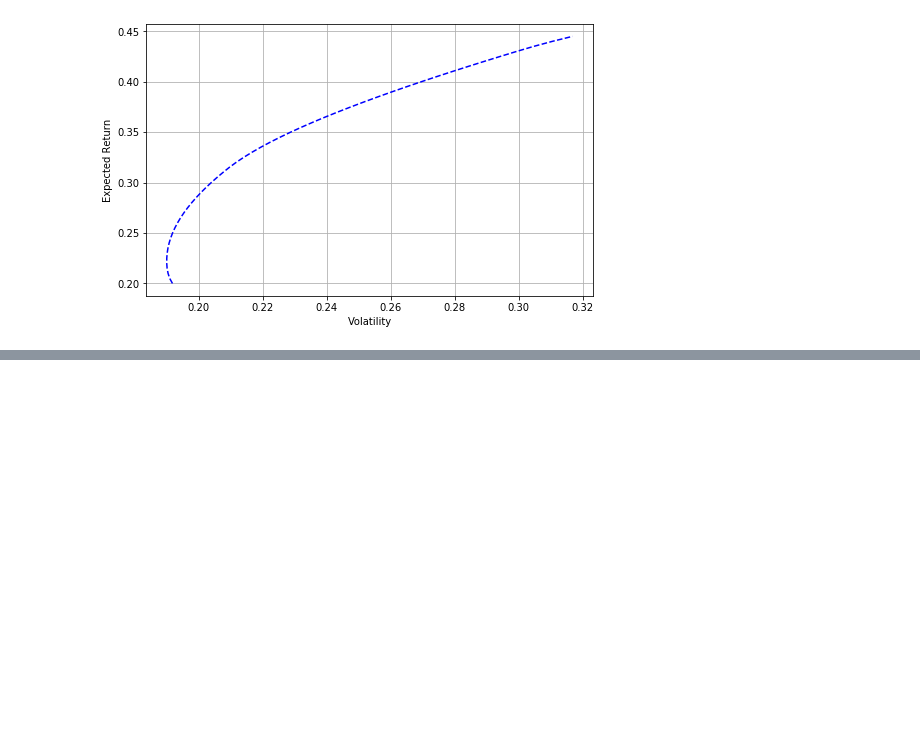
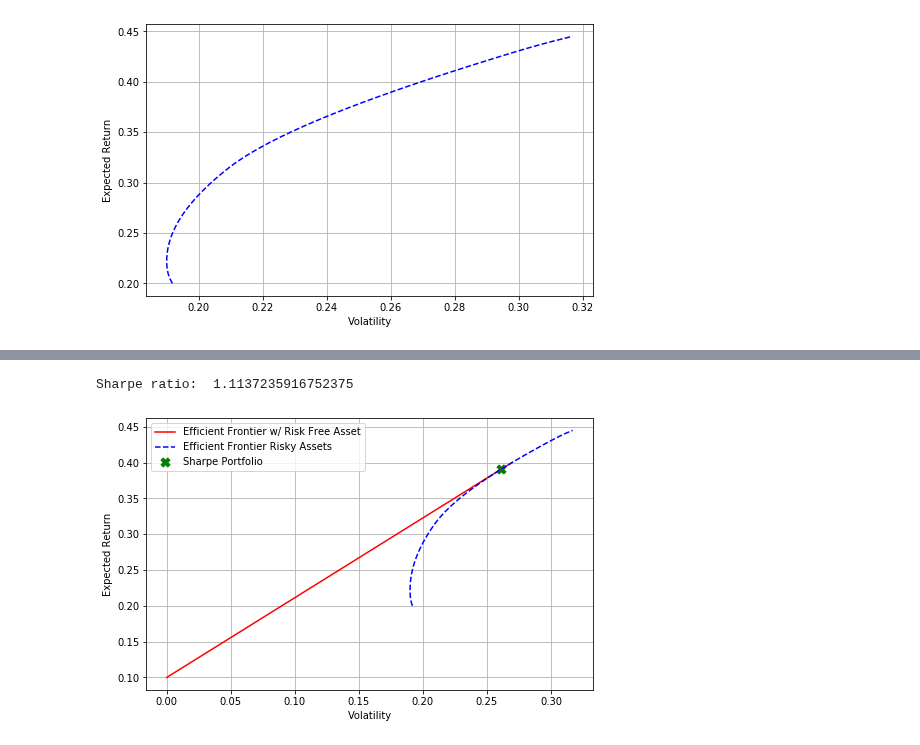
Before and after one commit to matteosan1/finance_course, a Jupyter notebook: libro/markowitz.ipynb, the cells around one changed output, grey strips where cells are left out. Cells and saved outputs as stored; diff of their text form; code cells hidden in the pictures; blank space fills up the shorter version.

```diff
--- a/libro/markowitz.ipynb
+++ b/libro/markowitz.ipynb
@@ -458,0 +450,17 @@ plt.show()
+# %%
+numAssets = 5
+riskFreeRate = 0.10
+
+def negativeSharpeRatio(weights, annualReturns, riskFreeRate, annual_covariance):
+    p_ret = np.sum(annualReturns*weights)
+    p_var = np.sqrt(np.dot(weights.T, np.dot(annual_covariance, weights)))
+    ratio = -(p_ret - riskFreeRate) / p_var
+    return ratio
+
+constraints = ({'type': 'eq', 'fun': sumWeights})
+bounds = tuple((0, 1) for asset in range(numAssets))
+args = (annual_expected, riskFreeRate, annual_covariance)
+opts = optimize.minimize(negativeSharpeRatio, np.ones(numAssets) /
+                         float(numAssets), args=args,
+                         bounds=bounds, constraints=constraints)
+print (opts)
@@ -458,0 +477,16 @@ plt.show()
+# %%
+plt.figure(figsize=(8,5))
+ret = np.sum(annual_expected*opts.x)
+vol = np.sqrt(np.dot(opts.x.T, np.dot(annual_covariance, opts.x)))
+print ("Sharpe ratio: ", -opts.fun)
+plt.plot(returns2[:,0], returns2[:,1], label="Efficient Frontier w/ Risk Free Asset", color='red')
+plt.plot(returns[:,0], returns[:,1], label="Efficient Frontier Risky Assets", color='blue', linestyle="--")
+plt.xlabel("Volatility")
+plt.ylabel("Expected Return")
+plt.scatter(vol, ret, label="Sharpe Portfolio", color="green", marker="X",s=80),
+plt.grid(True)
+plt.legend()
+plt.show()
+# %% [output]
+Sharpe ratio:  1.1137235916752375
+[figure, added]
```
Also changed, not shown: parts of 10 cells of this notebook, 13 other files.
